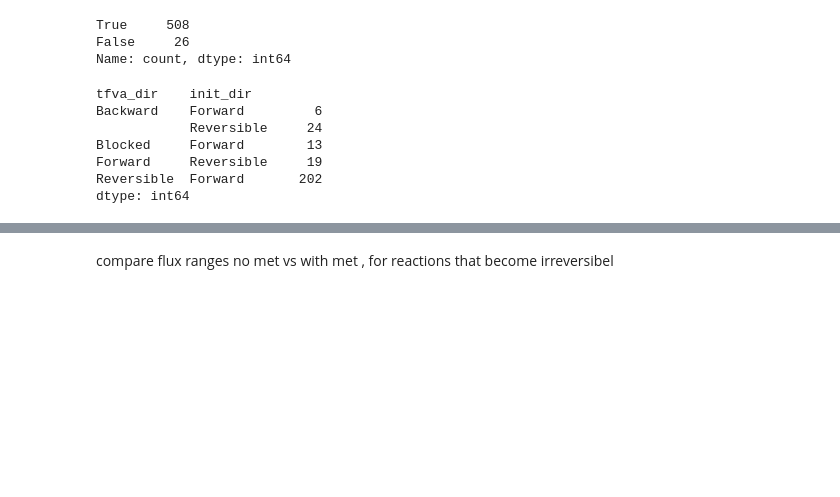
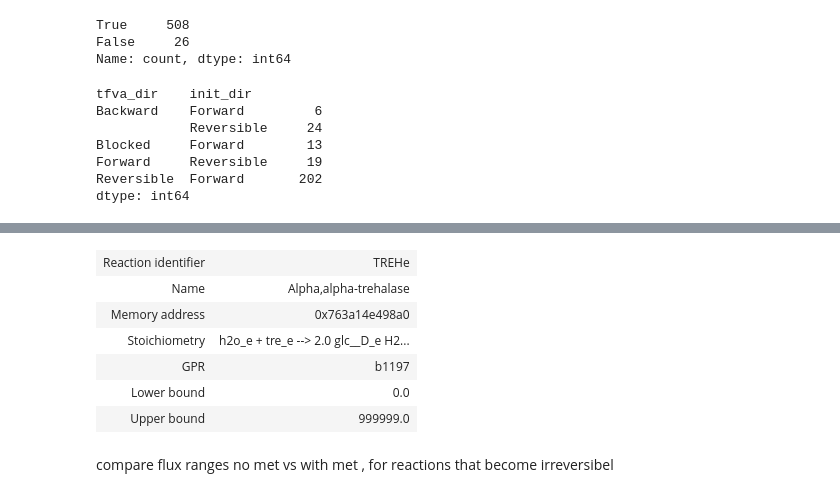
Before and after one commit to molecular-systems-biology/thermo-flux, a Jupyter notebook: Results_protocol_paper_2024/results_C_ecoli/2_ecoli_analysis_directions.ipynb, the cells around one changed output, grey strips where cells are left out. Saved outputs shown, nothing was run; the diff lists cells and outputs as text; code cells hidden in the pictures; blank space fills up the shorter version.

```diff
--- a/Results_protocol_paper_2024/results_C_ecoli/2_ecoli_analysis_directions.ipynb
+++ b/Results_protocol_paper_2024/results_C_ecoli/2_ecoli_analysis_directions.ipynb
@@ -193,3 +189,13 @@ dtype: int64
+# %%
+ecolimodel_bigg.reactions.TREHe
+# %% [output]
+| Reaction identifier | TREHe |
+| Name | Alpha,alpha-trehalase |
+| Memory address | 0x763a14e498a0 |
+| Stoichiometry | h2o_e + tre_e --> 2.0 glc__D_e H2... |
+| GPR | b1197 |
+| Lower bound | 0.0 |
+| Upper bound | 999999.0 |
 # %% [markdown]
 compare flux ranges no met vs with met , for reactions that become irreversibel
 # %%
```
Also changed, not shown: parts of 9 cells of this notebook, 1 other file.
